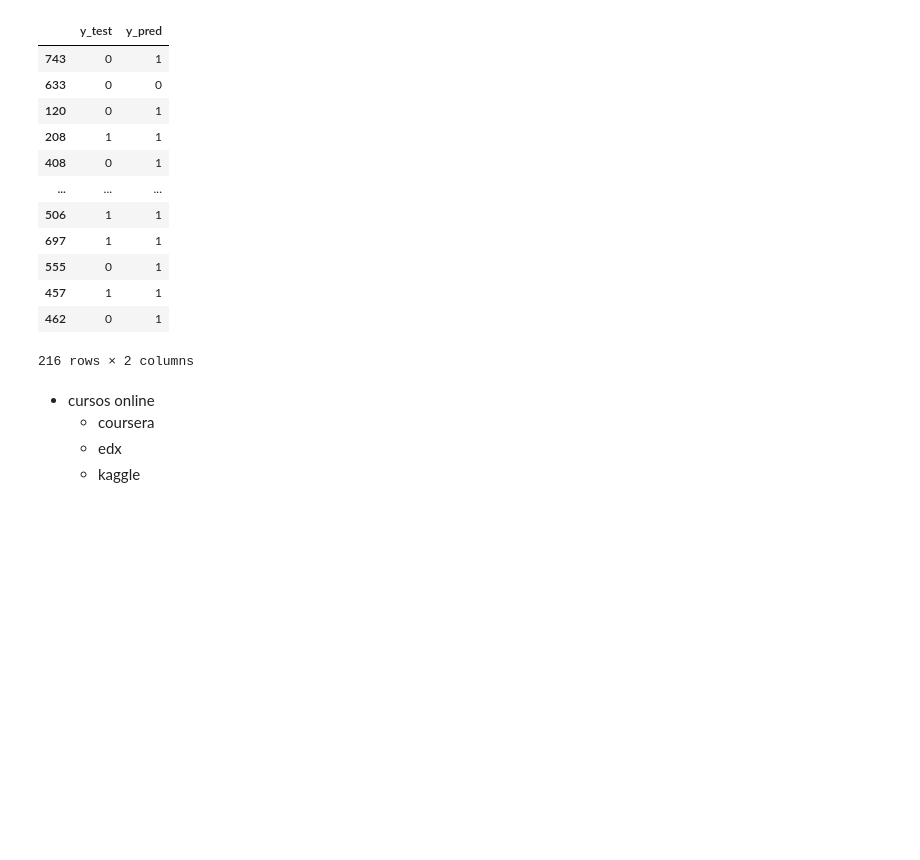
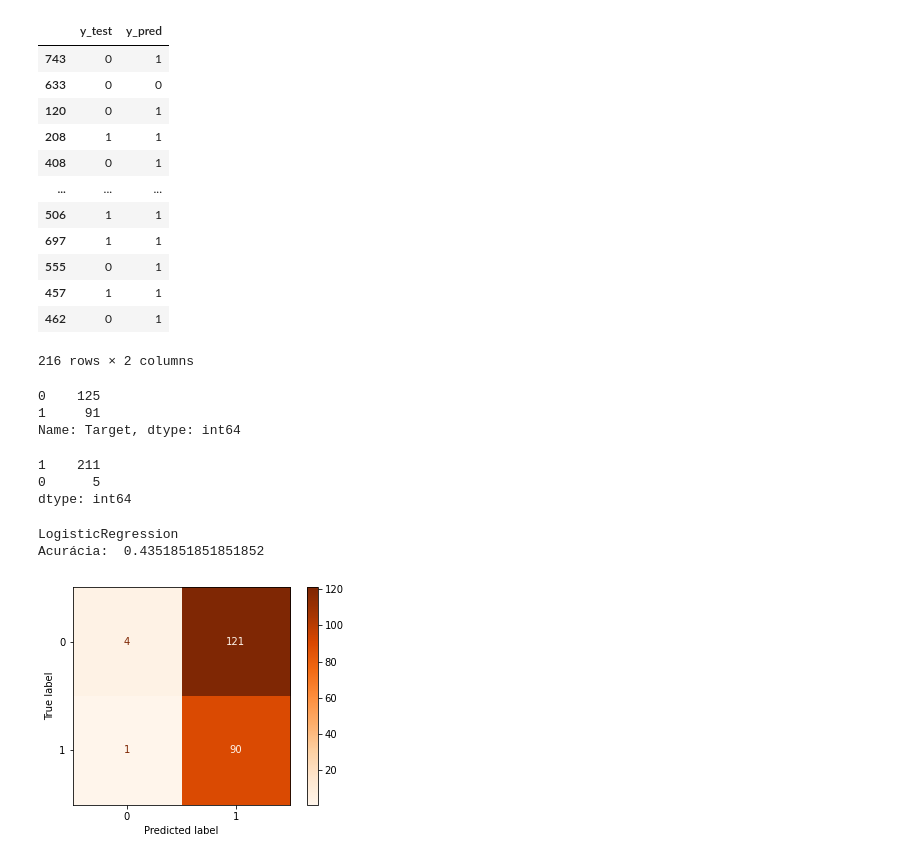
Before and after one commit to gabriel7268/Data-Science, a Jupyter notebook: Lets Code UFBA/Gabarito_01_Análise_de_dados.ipynb, the cells around one changed output. Cells and saved outputs as stored; diff of their text form; code cells hidden in the pictures; blank space fills up the shorter version.

```diff
--- a/Lets Code UFBA/Gabarito_01_Análise_de_dados.ipynb
+++ b/Lets Code UFBA/Gabarito_01_Análise_de_dados.ipynb
@@ -521,8 +506,3 @@ pd.DataFrame({'y_test': y_test,
 | 457 | 1 | 1 |
 | 462 | 0 | 1 |
 216 rows × 2 columns
-# %% [markdown]
-- cursos online
-    - coursera
-    - edx
-    - kaggle
@@ -530,0 +511,27 @@ chris albon
+# %%
+y_test.value_counts()
+# %% [output]
+0    125
+1     91
+Name: Target, dtype: int64
+# %%
+pd.Series(y_pred).value_counts()
+# %% [output]
+1    211
+0      5
+dtype: int64
+# %%
+def metricas_classificacao(clf, x_test, y_test, cmap='Oranges'):
+    print(clf.__class__.__name__)
+
+    y_pred = clf.predict(x_test)
+
+    print('Acurácia: ', accuracy_score(y_test, y_pred))
+
+    plot_confusion_matrix(clf, x_test, y_test, cmap=cmap);
+# %%
+metricas_classificacao(lr, x_test, y_test)
+# %% [output]
+LogisticRegression
+Acurácia:  0.4351851851851852
+[figure, added]
```
Also changed, not shown: parts of 66 cells of this notebook.
